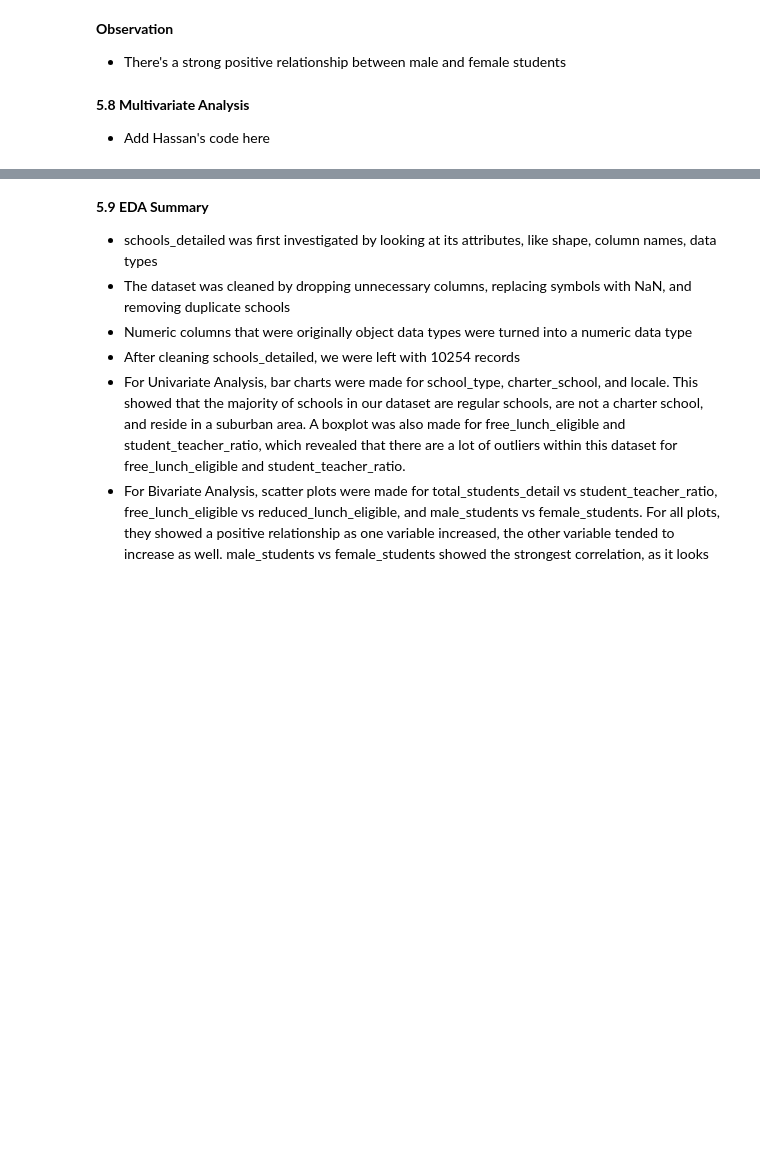
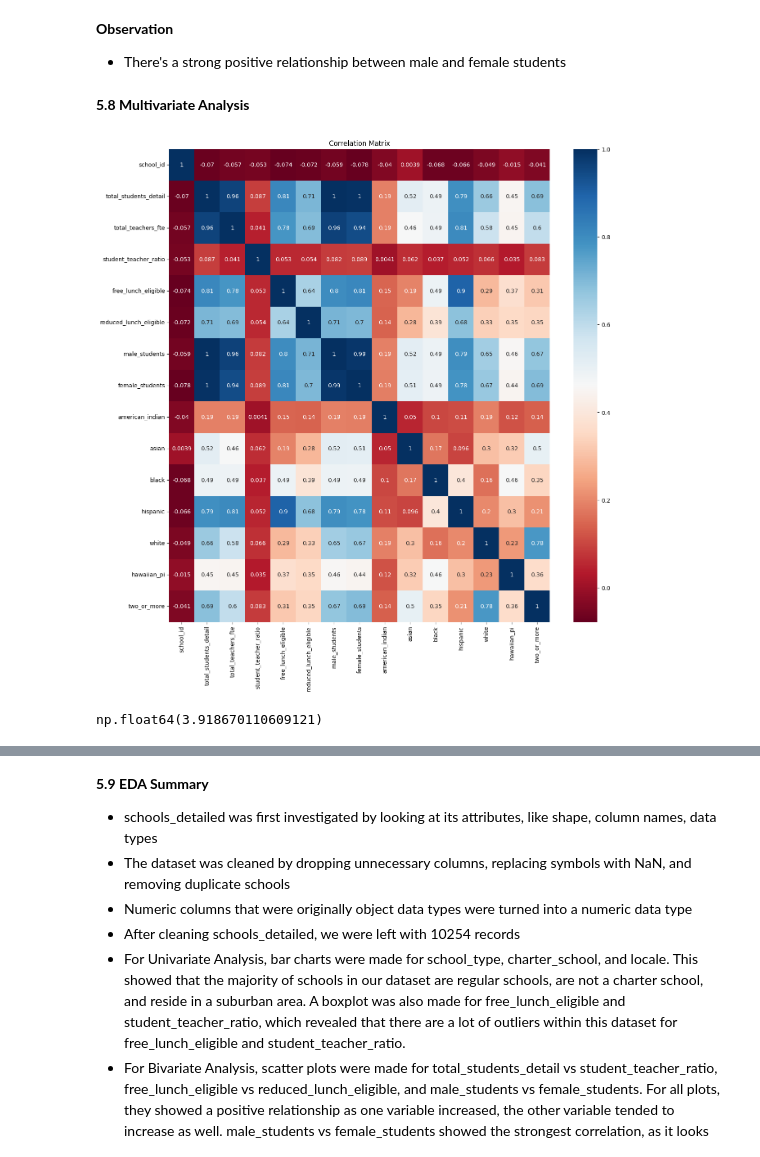
Before and after one commit to rodney-hong/eds-6340-project, a Jupyter notebook: Team 4_Midterm Project.ipynb, the cells around one changed output, grey strips where cells are left out. Cells and saved outputs as stored; diff of their text form; code cells hidden in the pictures; blank space fills up the shorter version.

Commit message:
added hassan's code

```diff
--- a/Team 4_Midterm Project.ipynb
+++ b/Team 4_Midterm Project.ipynb
@@ -1357,4 +1356,17 @@ plt.show()
 - There's a strong positive relationship between male and female students
 # %% [markdown]
 **5.8 Multivariate Analysis**
-- Add Hassan's code here
+# %%
+numeric_df = df.select_dtypes(include = ['float64','int64'])
+
+plt.figure(figsize=(15,15))
+sns.heatmap(numeric_df.corr(),cmap = 'RdBu', annot = True)
+plt.title('Correlation Matrix')
+plt.show()
+# %% [output]
+[figure, added]
+# %%
+# Skewness
+df['total_students_detail'].skew()
+# %% [output]
+np.float64(3.918670110609121)
```
Also changed, not shown: parts of 3 cells of this notebook.
